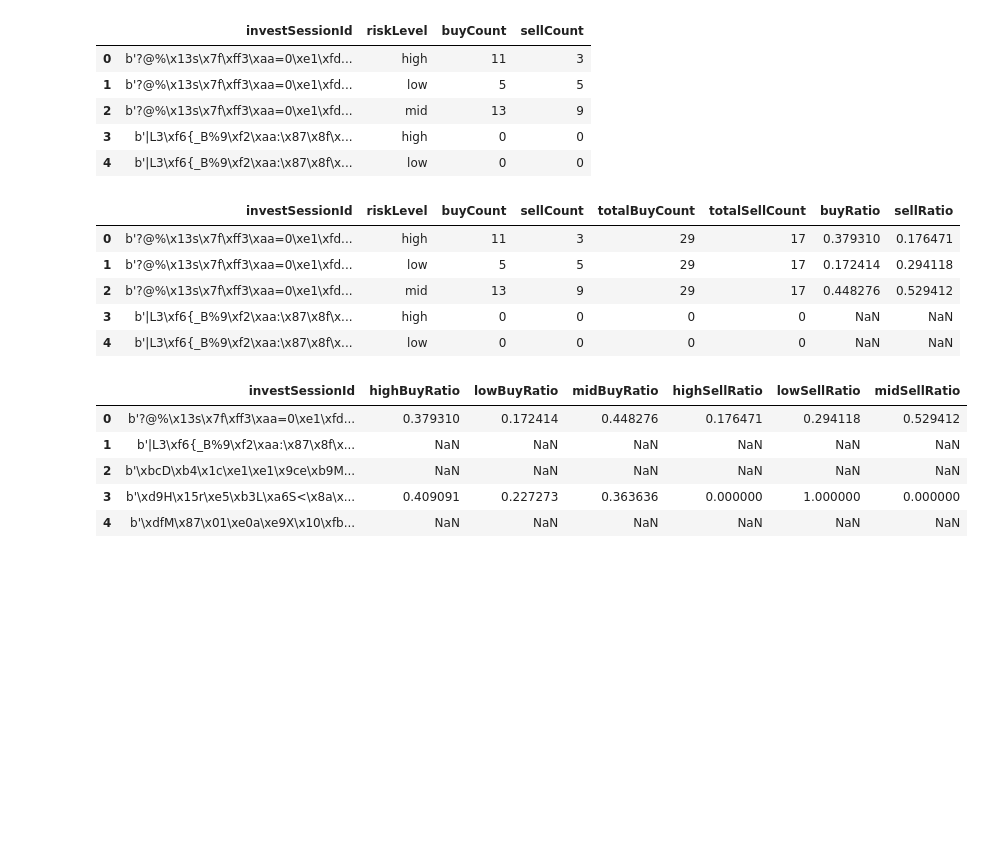
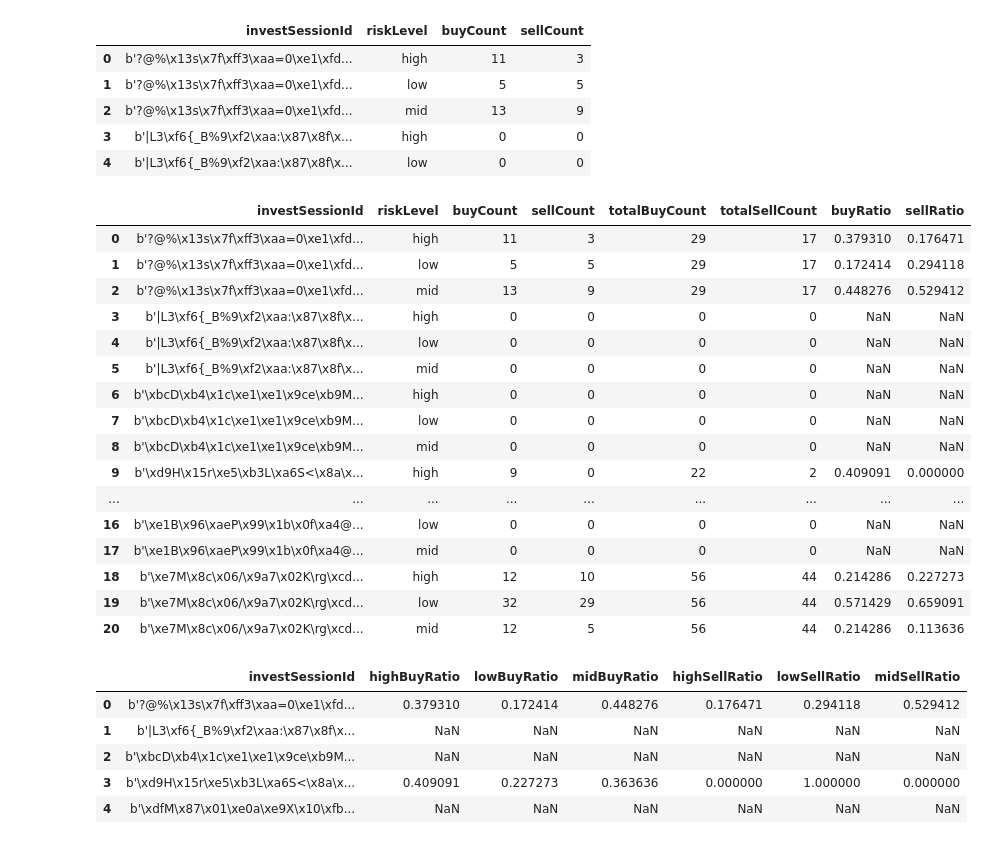
Before and after one commit to team-popo-world/ml-history-analysis, a Jupyter notebook: clustering.ipynb, the cells around one changed output. Saved outputs shown, nothing was run; the diff lists cells and outputs as text; code cells hidden in the pictures; blank space fills up the shorter version.

```diff
--- a/clustering.ipynb
+++ b/clustering.ipynb
@@ -348,23 +343,34 @@ buy_sell_counts.head()
 # %%
 # investSessionId별 전체 buy_count, sell_count 구하기
 total_buy = buy_sell_counts.groupby('investSessionId')['buyCount'].sum().reset_index(name='totalBuyCount')
 total_sell = buy_sell_counts.groupby('investSessionId')['sellCount'].sum().reset_index(name='totalSellCount')
 
 # 원본과 병합
 buy_sell_counts = buy_sell_counts.merge(total_buy, on='investSessionId')
 buy_sell_counts = buy_sell_counts.merge(total_sell, on='investSessionId')
 
 buy_sell_counts['buyRatio'] = buy_sell_counts['buyCount'] / buy_sell_counts['totalBuyCount']
 buy_sell_counts['sellRatio'] = buy_sell_counts['sellCount'] / buy_sell_counts['totalSellCount']
 
-buy_sell_counts.head()
+buy_sell_counts
 # %% [output]
 |  | investSessionId | riskLevel | buyCount | sellCount | totalBuyCount | totalSellCount | buyRatio | sellRatio |
 | 0 | b'?@%\x13s\x7f\xff3\xaa=0\xe1\xfd... | high | 11 | 3 | 29 | 17 | 0.379310 | 0.176471 |
 | 1 | b'?@%\x13s\x7f\xff3\xaa=0\xe1\xfd... | low | 5 | 5 | 29 | 17 | 0.172414 | 0.294118 |
 | 2 | b'?@%\x13s\x7f\xff3\xaa=0\xe1\xfd... | mid | 13 | 9 | 29 | 17 | 0.448276 | 0.529412 |
 | 3 | b'|L3\xf6{_B%9\xf2\xaa:\x87\x8f\x... | high | 0 | 0 | 0 | 0 | NaN | NaN |
 | 4 | b'|L3\xf6{_B%9\xf2\xaa:\x87\x8f\x... | low | 0 | 0 | 0 | 0 | NaN | NaN |
+| 5 | b'|L3\xf6{_B%9\xf2\xaa:\x87\x8f\x... | mid | 0 | 0 | 0 | 0 | NaN | NaN |
+| 6 | b'\xbcD\xb4\x1c\xe1\xe1\x9ce\xb9M... | high | 0 | 0 | 0 | 0 | NaN | NaN |
+| 7 | b'\xbcD\xb4\x1c\xe1\xe1\x9ce\xb9M... | low | 0 | 0 | 0 | 0 | NaN | NaN |
+| 8 | b'\xbcD\xb4\x1c\xe1\xe1\x9ce\xb9M... | mid | 0 | 0 | 0 | 0 | NaN | NaN |
+| 9 | b'\xd9H\x15r\xe5\xb3L\xa6S<\x8a\x... | high | 9 | 0 | 22 | 2 | 0.409091 | 0.000000 |
+| ... | ... | ... | ... | ... | ... | ... | ... | ... |
+| 16 | b'\xe1B\x96\xaeP\x99\x1b\x0f\xa4@... | low | 0 | 0 | 0 | 0 | NaN | NaN |
+| 17 | b'\xe1B\x96\xaeP\x99\x1b\x0f\xa4@... | mid | 0 | 0 | 0 | 0 | NaN | NaN |
+| 18 | b'\xe7M\x8c\x06/\x9a7\x02K\rg\xcd... | high | 12 | 10 | 56 | 44 | 0.214286 | 0.227273 |
+| 19 | b'\xe7M\x8c\x06/\x9a7\x02K\rg\xcd... | low | 32 | 29 | 56 | 44 | 0.571429 | 0.659091 |
+| 20 | b'\xe7M\x8c\x06/\x9a7\x02K\rg\xcd... | mid | 12 | 5 | 56 | 44 | 0.214286 | 0.113636 |
 # %%
 # buy_ratio_pivot: 열로 riskLevel을 펼치기
 buy_ratio_pivot = buy_sell_counts.pivot(index='investSessionId', columns='riskLevel', values='buyRatio')
```
Also changed, not shown: parts of 12 cells of this notebook, 2 other files.
